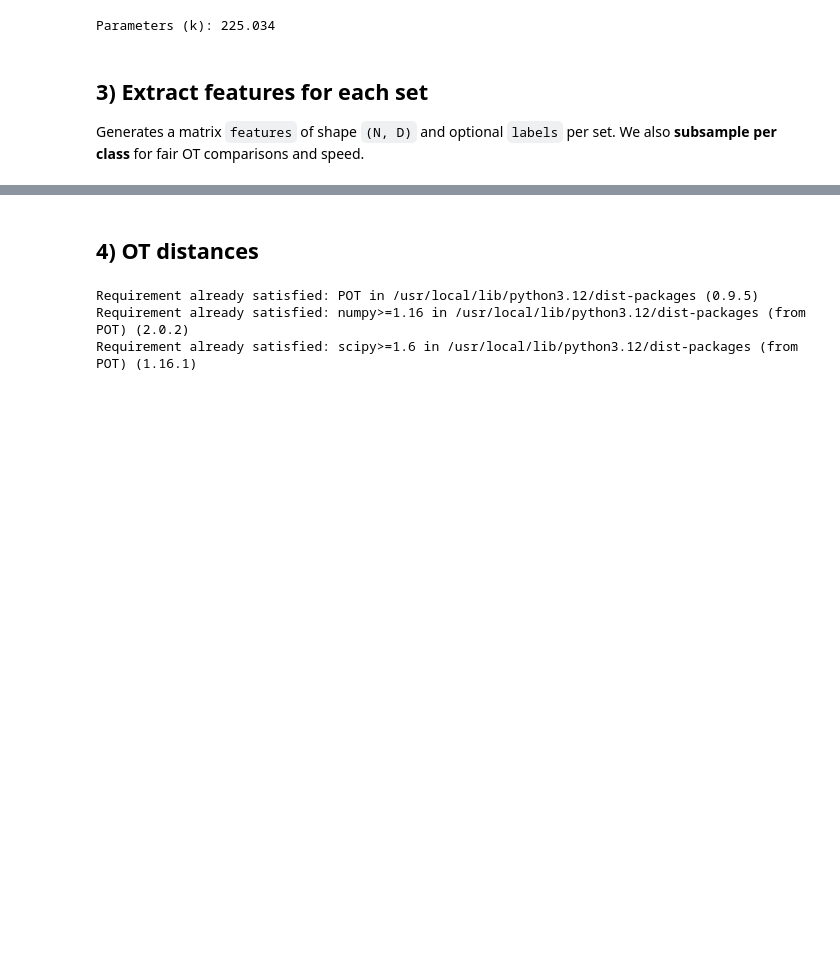
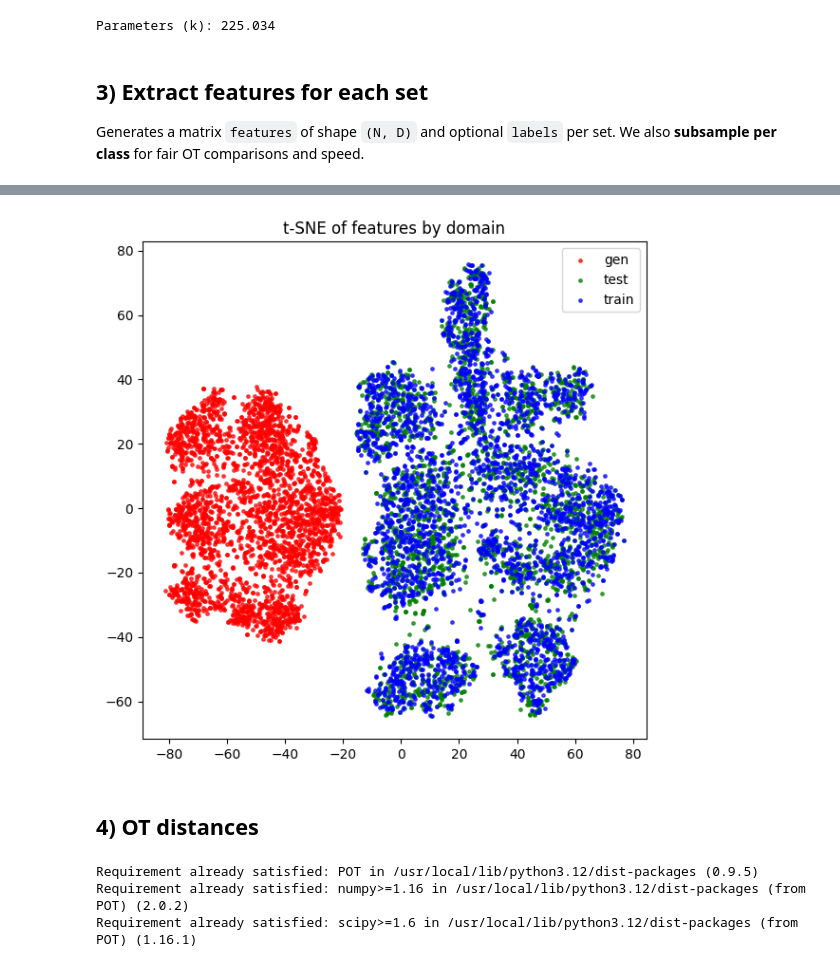
Before and after one commit to NirSeg/CVLab-2025, a Jupyter notebook: mnist_ot_passive.ipynb, the cells around one changed output, grey strips where cells are left out. Drawn from its saved outputs; the diff is of its cells as text; code cells hidden in the pictures; blank space fills up the shorter version.

```diff
--- a/mnist_ot_passive.ipynb
+++ b/mnist_ot_passive.ipynb
@@ -249,3 +328,58 @@ Shapes (sampled): (20000, 128) (10000, 128) (5000, 128)
+# %%
+#@title Optional: t-SNE visualization (quick view of feature space). Disable if scikit-learn missing.
+
+try:
+    from sklearn.manifold import TSNE
+    import numpy as np
+    import matplotlib.pyplot as plt
+
+    def sample_for_tsne(feats, labels, per_class=300):
+        idxs = []
+        if labels is not None and (labels >= 0).any():
+            for c in range(10):
+                cand = np.where(labels == c)[0]
+                if len(cand) == 0:
+                    continue
+                take = min(per_class, len(cand))
+                idxs.append(np.random.choice(cand, size=take, replace=False))
+            if idxs:
+                idxs = np.concatenate(idxs)
+            else:
+                idxs = np.random.choice(len(feats), size=min(3000, len(feats)), replace=False)
+        else:
+            idxs = np.random.choice(len(feats), size=min(3000, len(feats)), replace=False)
+        return feats[idxs], (labels[idxs] if labels is not None and (labels >= 0).any() else -np.ones(len(idxs), dtype=int))
+
+    sets = [("train", train_feats_sub, train_labels_sub), ("test", test_feats_sub, test_labels_sub)]
+    if gen_feats_sub is not None:
+        sets.append(("gen", gen_feats_sub, gen_labels_sub))
+
+    all_feat, all_lab, all_dom = [], [], []
+    for name, feats, labels in sets:
+        f, l = sample_for_tsne(feats, labels, per_class=200)
+        all_feat.append(f)
+        all_lab.append(l)
+        all_dom += [name] * len(f)
+    X = np.concatenate(all_feat, axis=0)
+    Y = np.concatenate(all_lab, axis=0)
+
+    X2 = TSNE(n_components=2, perplexity=30, learning_rate='auto', init='pca').fit_transform(X)
+
+    colors = {"train": "blue", "test": "green", "gen": "red"}
+
+    plt.figure(figsize=(6,6))
+    for dom in np.unique(all_dom):
+        idxs = [i for i, d in enumerate(all_dom) if d == dom]
+        plt.scatter(X2[idxs,0], X2[idxs,1], s=6, c=colors[dom], label=dom, alpha=0.7)
+
+    plt.title("t-SNE of features by domain")
+    plt.legend()
+    plt.tight_layout()
+    plt.show()
+except Exception as e:
+    print("t-SNE visualization skipped:", e)
+# %% [output]
+[figure, added]
 # %% [markdown]
 
 ## 4) OT distances
```
Also changed, not shown: parts of 15 cells of this notebook.
